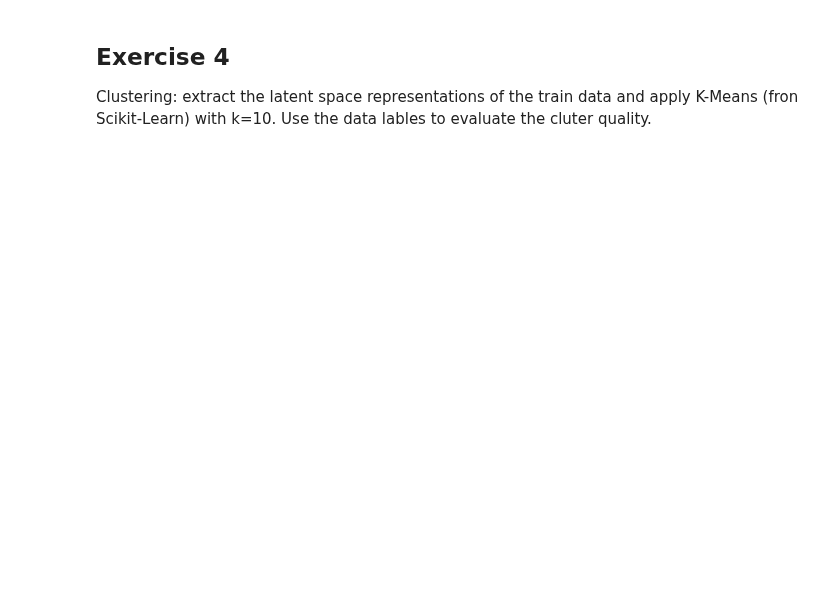
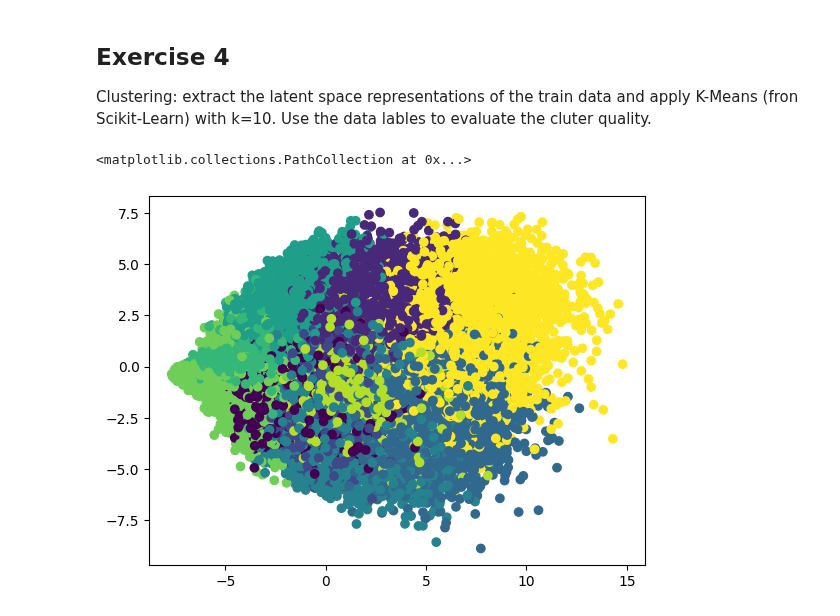
Before and after one commit to Mv0sKff/MyDeepLearning, a Jupyter notebook: week_8/Assignment_AE_MNIST.ipynb, the cells around one changed output. Saved outputs shown, nothing was run; the diff lists cells and outputs as text; code cells hidden in the pictures; blank space fills up the shorter version.

```diff
--- a/week_8/Assignment_AE_MNIST.ipynb
+++ b/week_8/Assignment_AE_MNIST.ipynb
@@ -218,0 +214,9 @@ print(f"Adjusted Rand Index (ARI): {ari:.4f}")
+# %%
+from sklearn.decomposition import PCA
+pca = PCA(n_components=2)
+latent_2d = pca.fit_transform(latent_vectors)
+
+plt.scatter(latent_2d[:, 0], latent_2d[:, 1], c=cluster_labels)
+# %% [output]
+<matplotlib.collections.PathCollection at 0x...>
+[figure, added]
```
Also changed, not shown: parts of 6 cells of this notebook.
